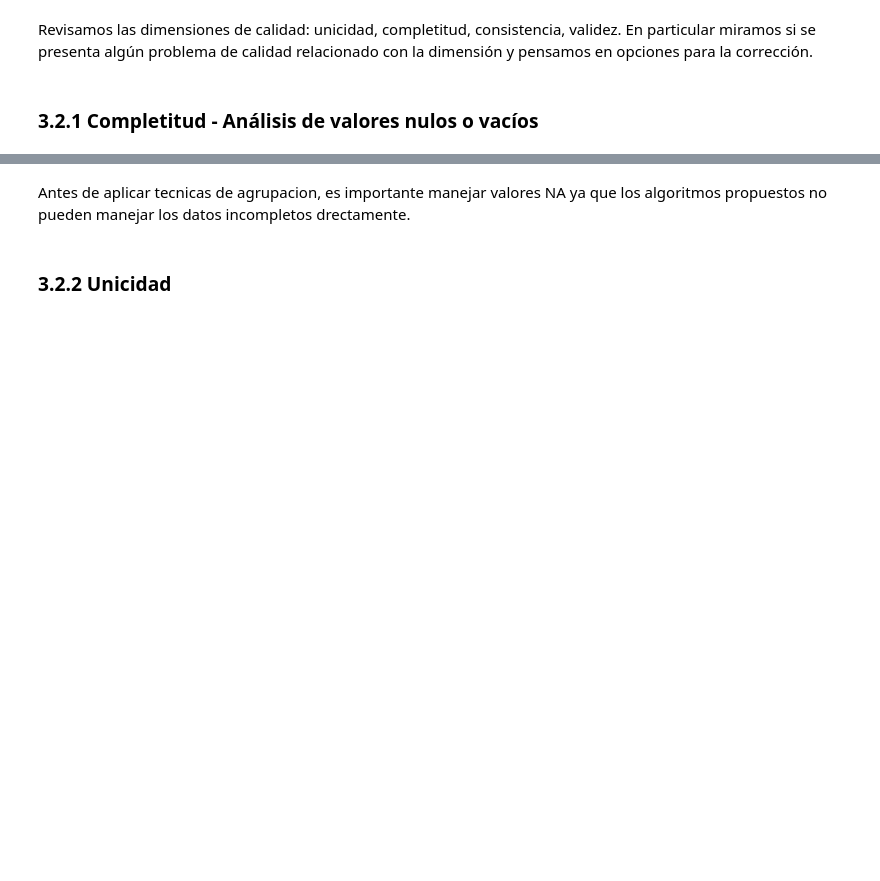
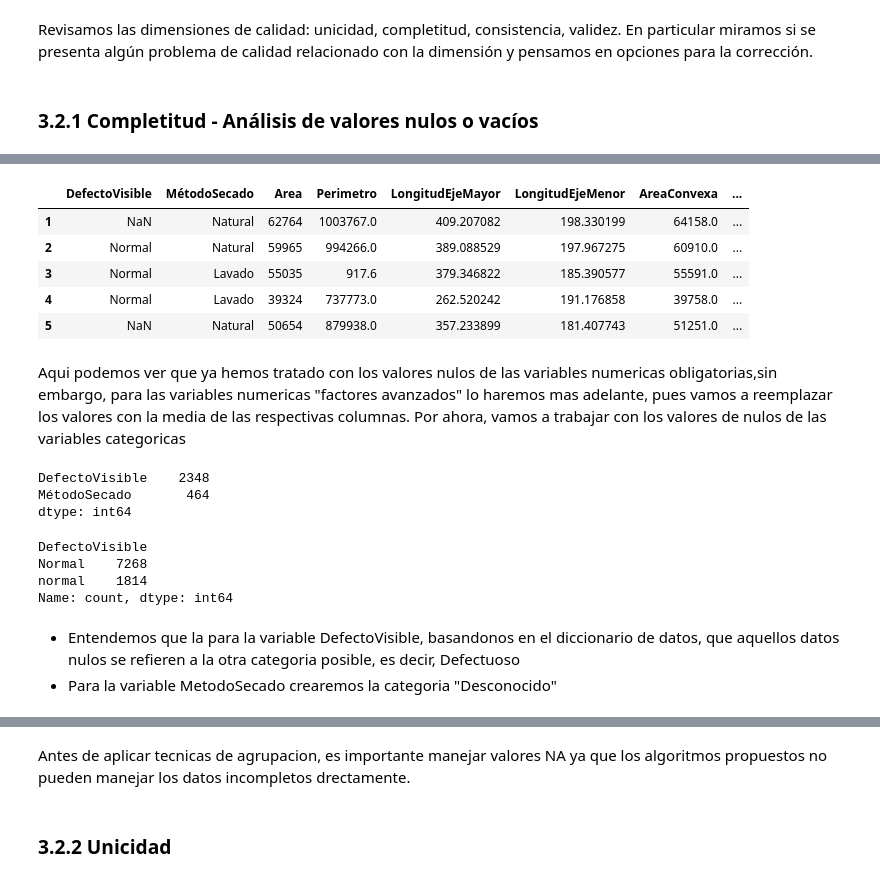
Before and after one commit to renegade93/business-intelligence-2025-2, a Jupyter notebook: laboratorio-2/Agrupacion_senecafe_alpes.ipynb, the cells around one changed output, grey strips where cells are left out. Saved outputs shown, nothing was run; the diff lists cells and outputs as text; code cells hidden in the pictures; blank space fills up the shorter version.

```diff
--- a/laboratorio-2/Agrupacion_senecafe_alpes.ipynb
+++ b/laboratorio-2/Agrupacion_senecafe_alpes.ipynb
@@ -224,0 +297,27 @@ plt.show()
+# %%
+df_cafe.head()
+# %% [output]
+|  | DefectoVisible | MétodoSecado | Area | Perimetro | LongitudEjeMayor | LongitudEjeMenor | AreaConvexa | ... |
+| 1 | NaN | Natural | 62764 | 1003767.0 | 409.207082 | 198.330199 | 64158.0 | ... |
+| 2 | Normal | Natural | 59965 | 994266.0 | 389.088529 | 197.967275 | 60910.0 | ... |
+| 3 | Normal | Lavado | 55035 | 917.6 | 379.346822 | 185.390577 | 55591.0 | ... |
+| 4 | Normal | Lavado | 39324 | 737773.0 | 262.520242 | 191.176858 | 39758.0 | ... |
+| 5 | NaN | Natural | 50654 | 879938.0 | 357.233899 | 181.407743 | 51251.0 | ... |
+# %% [markdown]
+Aqui podemos ver que ya hemos tratado con los valores nulos de las variables numericas obligatorias,sin embargo, para las variables numericas "factores avanzados" lo haremos mas adelante, pues vamos a reemplazar los valores con la media de las respectivas columnas. Por ahora, vamos a trabajar con los valores de nulos de las variables categoricas
+# %%
+df_cafe[columnas_categoricas].isnull().sum()
+# %% [output]
+DefectoVisible    2348
+MétodoSecado       464
+dtype: int64
+# %%
+df_cafe['DefectoVisible'].value_counts()
+# %% [output]
+DefectoVisible
+Normal    7268
+normal    1814
+Name: count, dtype: int64
+# %% [markdown]
+- Entendemos que la para la variable DefectoVisible, basandonos en el diccionario de datos, que aquellos datos nulos se refieren a la otra categoria posible, es decir, Defectuoso
+- Para la variable MetodoSecado crearemos la categoria "Desconocido"
```
Also changed, not shown: parts of 36 cells of this notebook, 1 other file.
